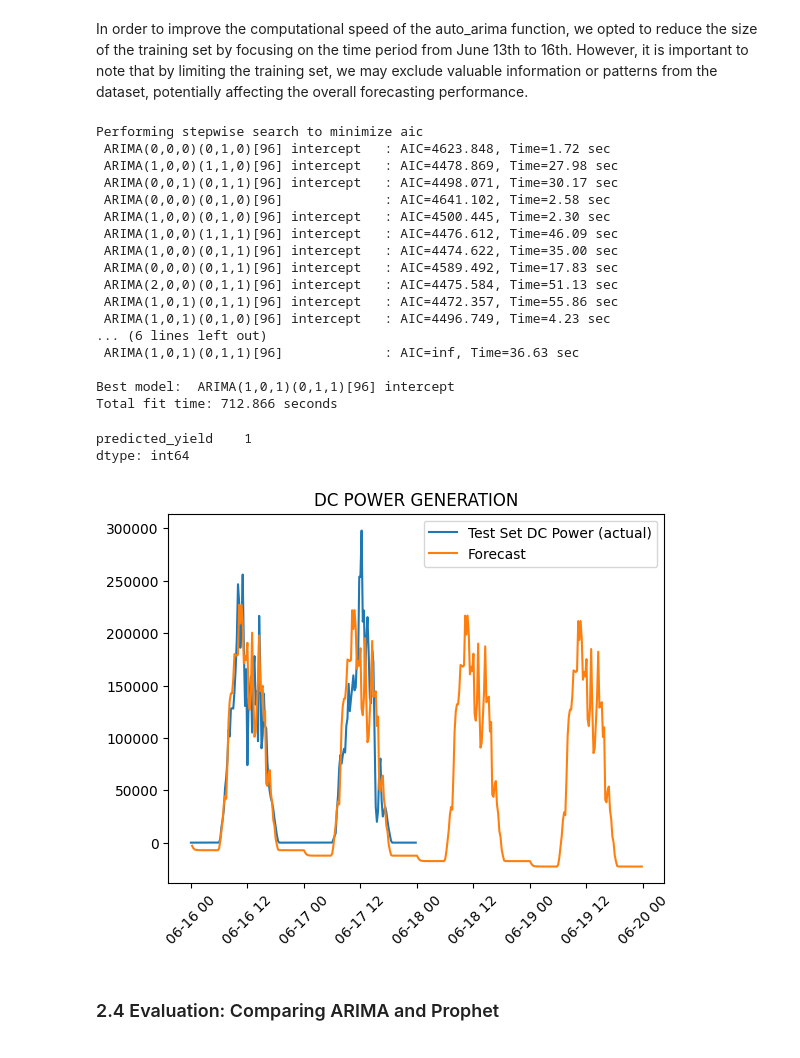
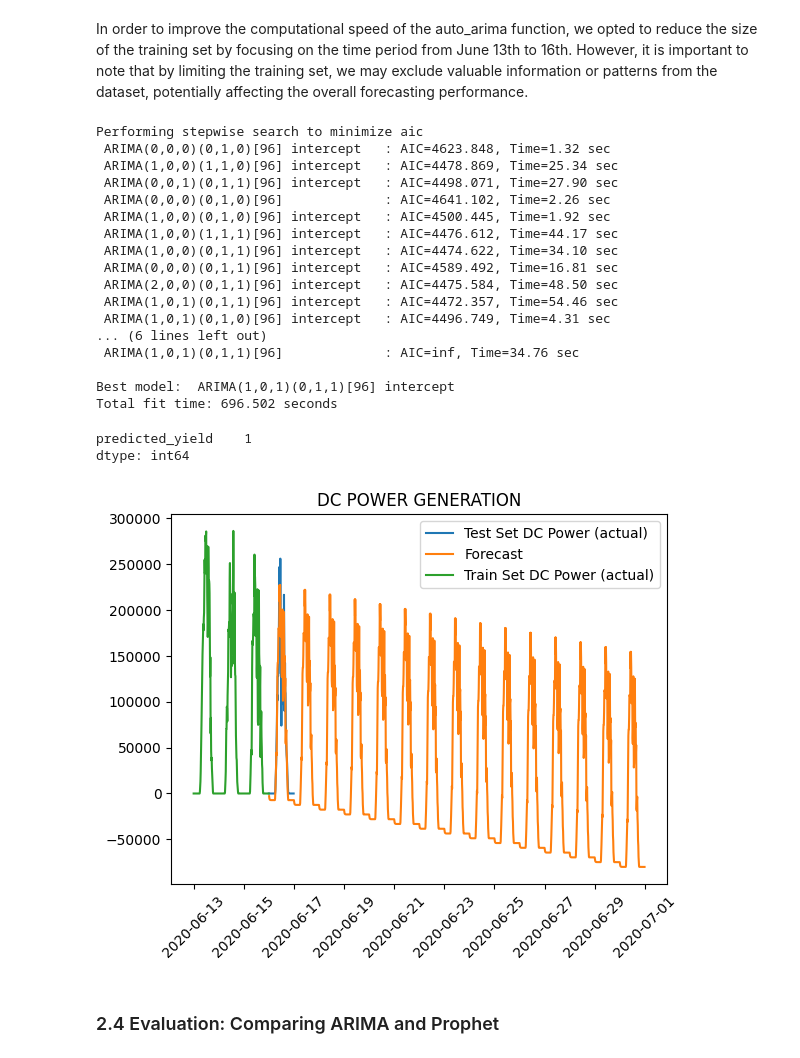
Before and after one commit to sedimir/SediMir, a Jupyter notebook: machine-learning-forecasting-power-generation.ipynb, the cells around one changed output. Cells and saved outputs as stored; diff of their text form; code cells hidden in the pictures.

Commit message:
Kaggle Notebook | Machine Learning: Forecasting Power Generation | Version 15

```diff
--- a/machine-learning-forecasting-power-generation.ipynb
+++ b/machine-learning-forecasting-power-generation.ipynb
@@ -244,7 +246,7 @@ WARNING: Running pip as the 'root' user can result in broken permissions and con
 In order to improve the computational speed of the auto_arima function, we opted to reduce the size of the training set by focusing on the time period from June 13th to 16th. However, it is important to note that by limiting the training set, we may exclude valuable information or patterns from the dataset, potentially affecting the overall forecasting performance.
 # %%
 train_arima=gen['2020-06-13 00:00:00':'2020-06-16 00:00:00'].drop('SOURCE_KEY',axis=1).groupby('DATE_TIME').sum()
-test_arima=gen['2020-06-16 00:00:00':'2020-06-17 23:45:00'].drop('SOURCE_KEY',axis=1).groupby('DATE_TIME').sum()
+test_arima=gen['2020-06-16 00:00:00':'2020-06-16 23:45:00'].drop('SOURCE_KEY',axis=1).groupby('DATE_TIME').sum()
 
 arima_model = auto_arima(train_arima.DC_POWER,
                          start_p=0,d=0,start_q=0,
@@ -257,24 +259,24 @@ arima_model = auto_arima(train_arima.DC_POWER,
                          random_state=20,n_fits=1)
 # %% [output]
 Performing stepwise search to minimize aic
- ARIMA(0,0,0)(0,1,0)[96] intercept   : AIC=4623.848, Time=1.72 sec
- ARIMA(1,0,0)(1,1,0)[96] intercept   : AIC=4478.869, Time=27.98 sec
- ARIMA(0,0,1)(0,1,1)[96] intercept   : AIC=4498.071, Time=30.17 sec
- ARIMA(0,0,0)(0,1,0)[96]             : AIC=4641.102, Time=2.58 sec
- ARIMA(1,0,0)(0,1,0)[96] intercept   : AIC=4500.445, Time=2.30 sec
- ARIMA(1,0,0)(1,1,1)[96] intercept   : AIC=4476.612, Time=46.09 sec
- ARIMA(1,0,0)(0,1,1)[96] intercept   : AIC=4474.622, Time=35.00 sec
- ARIMA(0,0,0)(0,1,1)[96] intercept   : AIC=4589.492, Time=17.83 sec
- ARIMA(2,0,0)(0,1,1)[96] intercept   : AIC=4475.584, Time=51.13 sec
- ARIMA(1,0,1)(0,1,1)[96] intercept   : AIC=4472.357, Time=55.86 sec
- ARIMA(1,0,1)(0,1,0)[96] intercept   : AIC=4496.749, Time=4.23 sec
+ ARIMA(0,0,0)(0,1,0)[96] intercept   : AIC=4623.848, Time=1.32 sec
+ ARIMA(1,0,0)(1,1,0)[96] intercept   : AIC=4478.869, Time=25.34 sec
+ ARIMA(0,0,1)(0,1,1)[96] intercept   : AIC=4498.071, Time=27.90 sec
+ ARIMA(0,0,0)(0,1,0)[96]             : AIC=4641.102, Time=2.26 sec
+ ARIMA(1,0,0)(0,1,0)[96] intercept   : AIC=4500.445, Time=1.92 sec
+ ARIMA(1,0,0)(1,1,1)[96] intercept   : AIC=4476.612, Time=44.17 sec
+ ARIMA(1,0,0)(0,1,1)[96] intercept   : AIC=4474.622, Time=34.10 sec
+ ARIMA(0,0,0)(0,1,1)[96] intercept   : AIC=4589.492, Time=16.81 sec
+ ARIMA(2,0,0)(0,1,1)[96] intercept   : AIC=4475.584, Time=48.50 sec
+ ARIMA(1,0,1)(0,1,1)[96] intercept   : AIC=4472.357, Time=54.46 sec
+ ARIMA(1,0,1)(0,1,0)[96] intercept   : AIC=4496.749, Time=4.31 sec
 ... (6 lines left out)
- ARIMA(1,0,1)(0,1,1)[96]             : AIC=inf, Time=36.63 sec
+ ARIMA(1,0,1)(0,1,1)[96]             : AIC=inf, Time=34.76 sec
 
 Best model:  ARIMA(1,0,1)(0,1,1)[96] intercept
-Total fit time: 712.866 seconds
+Total fit time: 696.502 seconds
 # %%
-dates=pd.date_range(start=test_arima.index[0],end='2020-06-19 23:45:00',freq=pd.DateOffset(minutes=15))
+dates=pd.date_range(start=test_arima.index[0],end='2020-06-30 23:45:00',freq=pd.DateOffset(minutes=15))
 
 prediction_test=pd.DataFrame(arima_model.predict(n_periods=len(dates)),index=dates)
 prediction_test.columns=['predicted_yield']
@@ -285,13 +287,14 @@ dtype: int64
 # %%
 plt.plot(test_arima.DC_POWER,label='Test Set DC Power (actual)')
 plt.plot(prediction_test, label='Forecast')
+plt.plot(train_arima.DC_POWER, label='Train Set DC Power (actual)')
 #plt.plot(prediction_future, label='Future Generation')
 plt.xticks(rotation=45)
 plt.title('DC POWER GENERATION')
 plt.legend()
 plt.show()
 # %% [output]
-[figure, old version]
+[figure, new version]
 # %% [markdown]
 ### 2.4 Evaluation: Comparing ARIMA and Prophet
 # %%
```
Also changed, not shown: parts of 12 cells of this notebook.
